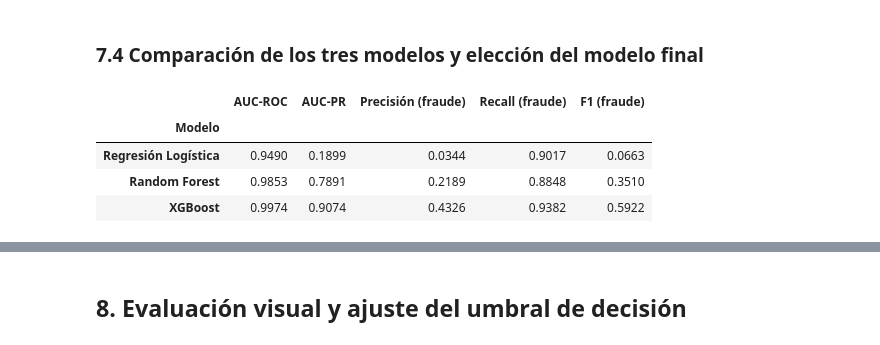
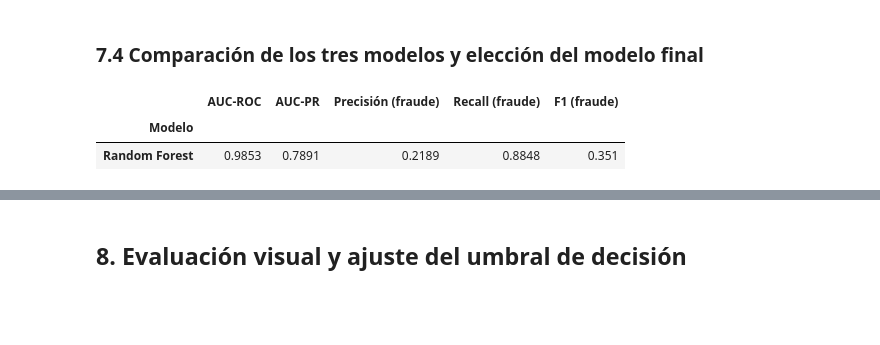
Before and after one commit to BenavidezYzquierdoSanchez/CDP26, a Jupyter notebook: Sistema_Deteccion_Fraude_Tarjetas_RandomForest.ipynb, the cells around one changed output, grey strips where cells are left out. Saved outputs shown, nothing was run; the diff lists cells and outputs as text; code cells hidden in the pictures; blank space fills up the shorter version.

```diff
--- a/Sistema_Deteccion_Fraude_Tarjetas_RandomForest.ipynb
+++ b/Sistema_Deteccion_Fraude_Tarjetas_RandomForest.ipynb
@@ -552,0 +454,20 @@ weighted avg      0.994     0.867     0.924     67922
+# %%
+modelo_rf = RandomForestClassifier(
+    n_estimators=150,
+    max_depth=10,
+    min_samples_leaf=3,
+    class_weight='balanced',
+    n_jobs=-1,
+    random_state=RANDOM_STATE
+)
+
+modelo_rf.fit(X_train, y_train)
+
+proba_rf = modelo_rf.predict_proba(X_test)[:, 1]
+pred_rf = (proba_rf >= 0.5).astype(int)
+
+auc_roc_rf = roc_auc_score(y_test, proba_rf)
+auc_pr_rf  = average_precision_score(y_test, proba_rf)
+
+print(f'Random Forest entrenado exitosamente.')
+print(f'AUC-ROC: {auc_roc_rf:.4f} | AUC-PR: {auc_pr_rf:.4f}')
@@ -643,20 +567,18 @@ weighted avg      0.997     0.993     0.994     67922
 # %% [markdown]
 ### 7.4 Comparación de los tres modelos y elección del modelo final
 # %%
-# Armamos una tabla comparativa con las métricas clave de cada modelo (umbral estándar 0.5)
+# Tabla de métricas final
 tabla_comparativa = pd.DataFrame({
-    'Modelo': ['Regresión Logística', 'Random Forest', 'XGBoost'],
-    'AUC-ROC': [auc_roc_logreg, auc_roc_rf, auc_roc_xgb],
-    'AUC-PR': [auc_pr_logreg, auc_pr_rf, auc_pr_xgb],
-    'Precisión (fraude)': [precision_score(y_test, pred_logreg), precision_score(y_test, pred_rf), precision_score(y_test, pred_xgb)],
-    'Recall (fraude)': [recall_score(y_test, pred_logreg), recall_score(y_test, pred_rf), recall_score(y_test, pred_xgb)],
-    'F1 (fraude)': [f1_score(y_test, pred_logreg), f1_score(y_test, pred_rf), f1_score(y_test, pred_xgb)],
+    'Modelo': ['Random Forest'],
+    'AUC-ROC': [auc_roc_rf],
+    'AUC-PR': [auc_pr_rf],
+    'Precisión (fraude)': [precision_score(y_test, pred_rf)],
+    'Recall (fraude)': [recall_score(y_test, pred_rf)],
+    'F1 (fraude)': [f1_score(y_test, pred_rf)],
 }).set_index('Modelo').round(4)
 
-tabla_comparativa
+display(tabla_comparativa)
 # %% [output]
 |  | AUC-ROC | AUC-PR | Precisión (fraude) | Recall (fraude) | F1 (fraude) |
 | Modelo |  |  |  |  |  |
-| Regresión Logística | 0.9490 | 0.1899 | 0.0344 | 0.9017 | 0.0663 |
-| Random Forest | 0.9853 | 0.7891 | 0.2189 | 0.8848 | 0.3510 |
-| XGBoost | 0.9974 | 0.9074 | 0.4326 | 0.9382 | 0.5922 |
+| Random Forest | 0.9853 | 0.7891 | 0.2189 | 0.8848 | 0.351 |
```
Also changed, not shown: parts of 29 cells of this notebook.
